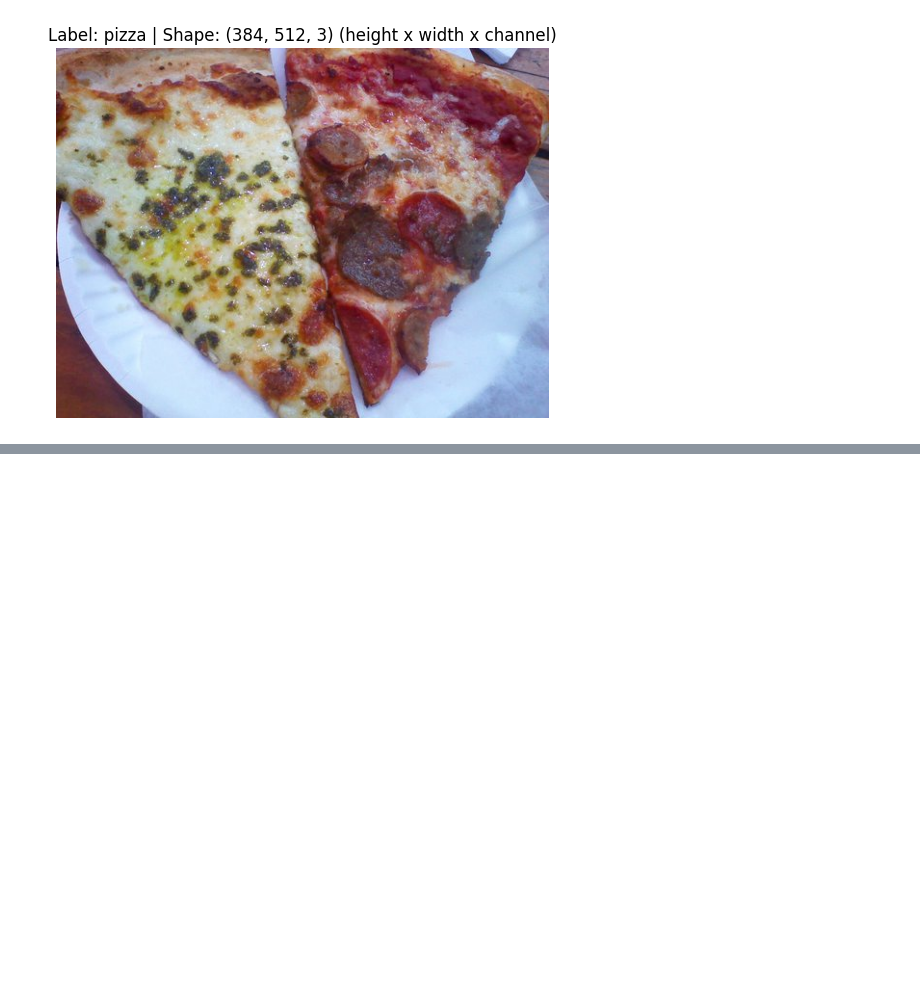
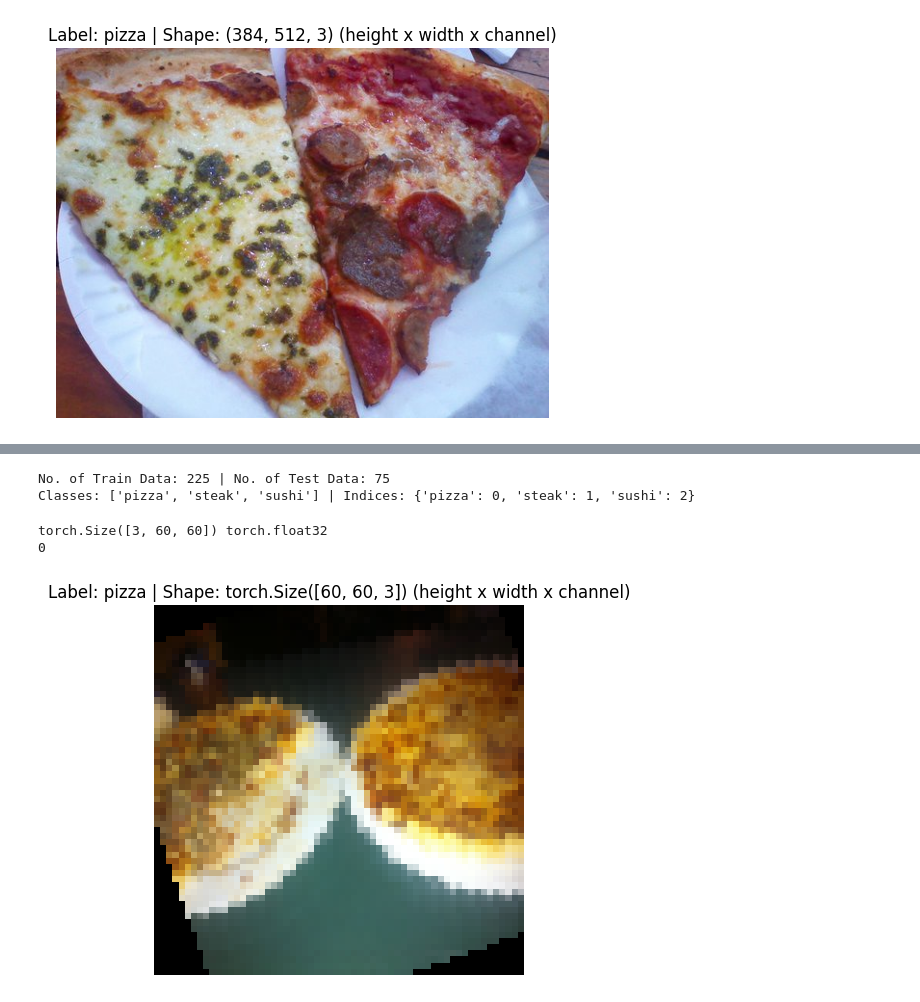
Before and after one commit to JohnYCLam/MachineLearning, a Jupyter notebook: PyTorch_Custom_Dataset.ipynb, the cells around one changed output, grey strips where cells are left out. Saved outputs shown, nothing was run; the diff lists cells and outputs as text; code cells hidden in the pictures; blank space fills up the shorter version.

```diff
--- a/PyTorch_Custom_Dataset.ipynb
+++ b/PyTorch_Custom_Dataset.ipynb
@@ -58,6 +58,9 @@ data/pizza_steak_sushi/train/steak       | 0 folders | 75 files
 ----------------------------------------------------------------------
 data/pizza_steak_sushi/train/sushi       | 0 folders | 72 files
 ----------------------------------------------------------------------
+# %%
+train_dir = image_path / "train"
+test_dir = image_path / "test"
 # %%
 #visualize an image
 import random
@@ -94,0 +129,9 @@ plt.axis(False);
+# %%
+train_data = datasets.ImageFolder(root = train_dir, transform = train_transform)
+test_data = datasets.ImageFolder(root = test_dir, transform = test_transform)
+
+print(f"Train Data:")
+print(train_data)
+
+print(f"Test Data:")
+print(test_data)
@@ -94,0 +156,20 @@ plt.axis(False);
+# %%
+class_names = train_data.classes
+class_dict = train_data.class_to_idx
+print(f"No. of Train Data: {len(train_data)} | No. of Test Data: {len(test_data)}")
+print(f"Classes: {class_names} | Indices: {class_dict}")
+# %% [output]
+No. of Train Data: 225 | No. of Test Data: 75
+Classes: ['pizza', 'steak', 'sushi'] | Indices: {'pizza': 0, 'steak': 1, 'sushi': 2}
+# %%
+#train_data[i] = (i-th img_tensor, i-th img_label)
+print(train_data[0][0].shape, train_data[0][0].dtype)
+print(train_data[0][1])
+
+plt.imshow(train_data[0][0].permute(1,2,0))
+plt.title(f"Label: {class_names[train_data[0][1]]} | Shape: {train_data[0][0].permute(1,2,0).shape} (height x width x channel)")
+plt.axis(False);
+# %% [output]
+torch.Size([3, 60, 60]) torch.float32
+0
+[figure, added]
```
Also changed, not shown: parts of 3 cells of this notebook.
